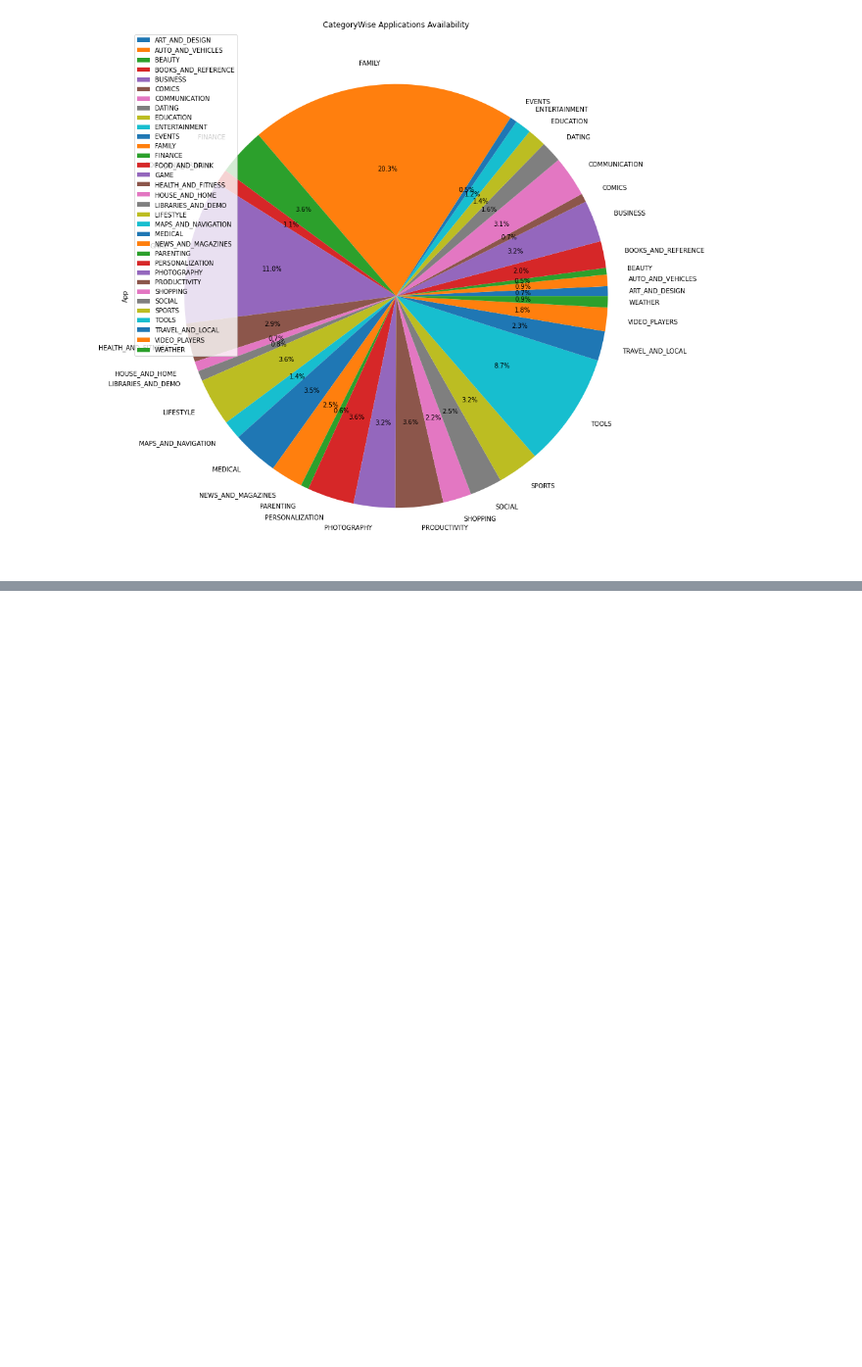
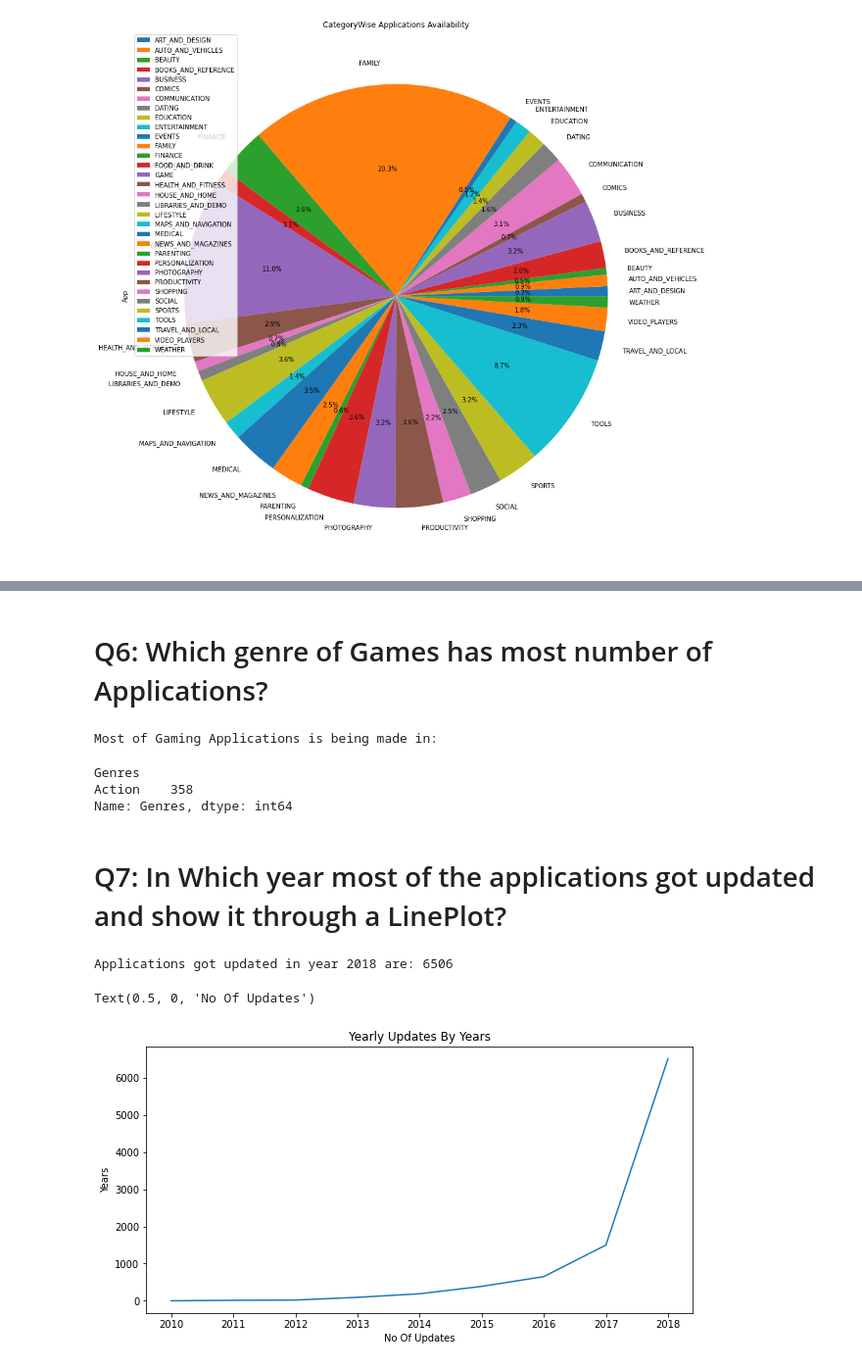
Before and after one commit to Vashu-Garg/Capstone-Project---Play-Store-App-Data-Analysis, a Jupyter notebook: Capstone_Play_Store_App_Review_Analysis_(Individual).ipynb, the cells around one changed output, grey strips where cells are left out. Shown at 98% size. Drawn from its saved outputs; the diff is of its cells as text; code cells hidden in the pictures; blank space fills up the shorter version.

```diff
--- a/Capstone_Play_Store_App_Review_Analysis_(Individual).ipynb
+++ b/Capstone_Play_Store_App_Review_Analysis_(Individual).ipynb
@@ -305,0 +388,2 @@ Pie_Chart_Data.plot.pie(y='App',title="CategoryWise Applications Availability",a
+# %% [markdown]
+# Q6: Which genre of Games has most number of Applications?
@@ -305,0 +392,26 @@ Pie_Chart_Data.plot.pie(y='App',title="CategoryWise Applications Availability",a
+# %%
+print("Most of Gaming Applications is being made in: ")
+genre_data['Genres'].count().head(1)
+# %% [output]
+Most of Gaming Applications is being made in:
+Genres
+Action    358
+Name: Genres, dtype: int64
+# %% [markdown]
+# Q7: In Which year most of the applications got updated and show it through a LinePlot?
+# %%
+updated_year_df = pd.DataFrame(playstore_data.groupby('Last Update Year')['App'].count())
+# %%
+Most_Updated_Apps_Year =updated_year_df.sort_values(by='App',ascending=False)
+print(f"Applications got updated in year {Most_Updated_Apps_Year.index[0]} are: {int(Most_Updated_Apps_Year.values[0])} ")
+# %% [output]
+Applications got updated in year 2018 are: 6506
+# %%
+plt.rcParams['figure.figsize'] = (10, 5)
+plt.plot(updated_year_df)
+plt.title('Yearly Updates By Years')
+plt.ylabel('Years')
+plt.xlabel('No Of Updates')
+# %% [output]
+Text(0.5, 0, 'No Of Updates')
+[figure, added]
```
Also changed, not shown: parts of 17 cells of this notebook.
